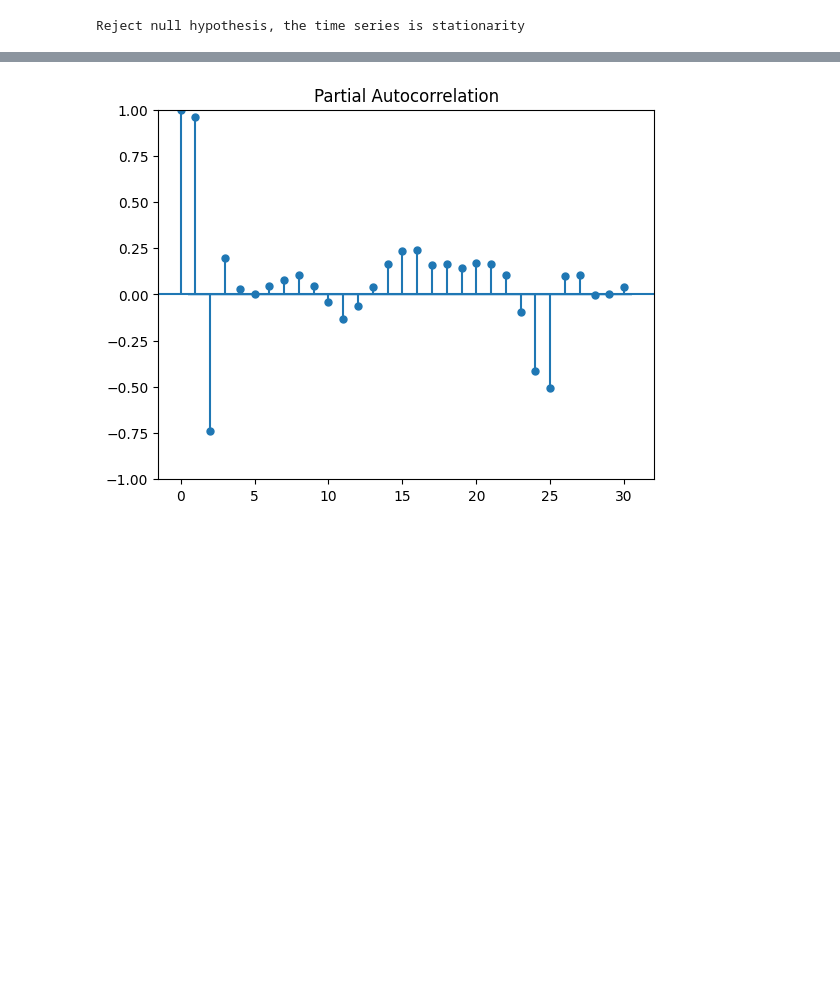
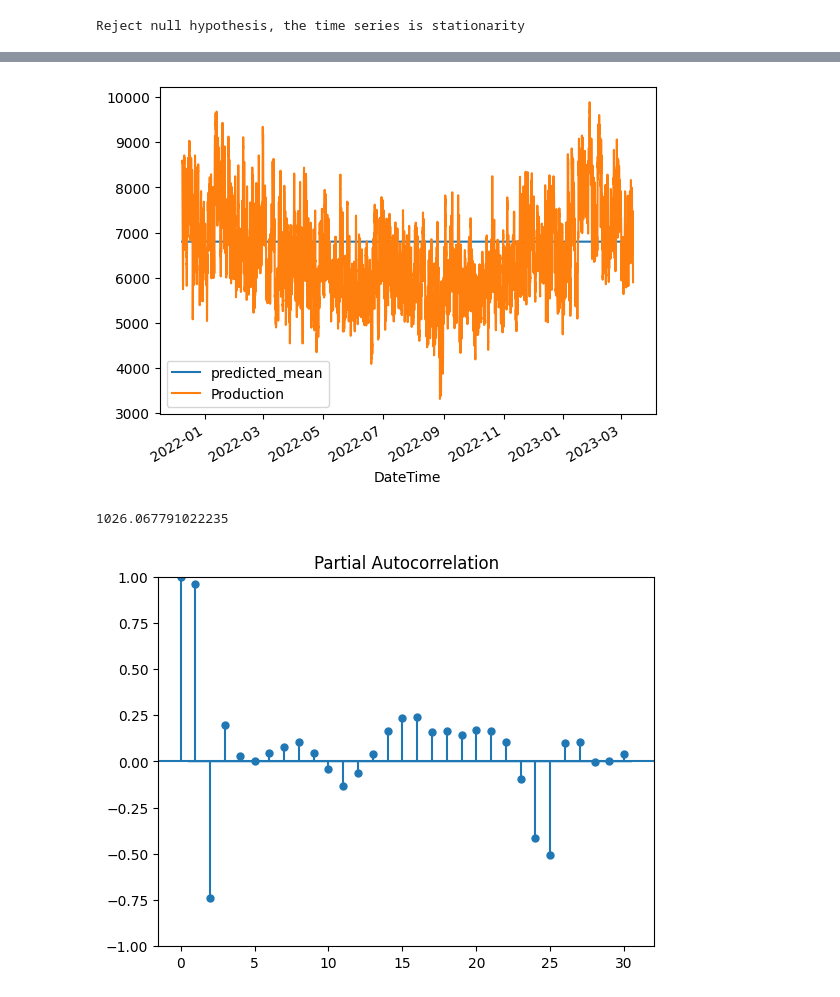
Before and after one commit to DemetriousLloyd/Portfolio, a Jupyter notebook: R_Py_Projects/Time_Series_Modeling_Romanian Electricity.ipynb, the cells around one changed output, grey strips where cells are left out. Drawn from its saved outputs; the diff is of its cells as text; code cells hidden in the pictures; blank space fills up the shorter version.

```diff
--- a/R_Py_Projects/Time_Series_Modeling_Romanian Electricity.ipynb
+++ b/R_Py_Projects/Time_Series_Modeling_Romanian Electricity.ipynb
@@ -236,3 +242,9 @@ else:
     print("Fail to reject null hypothesis, the time series in not stationary")
 # %% [output]
 Reject null hypothesis, the time series is stationarity
+# %%
+# Spit data for holdout testing
+print(round(0.7*df_clean.shape[0]) + round(0.3*df_clean.shape[0]) == df_clean.shape[0])
+train = df_clean.iloc[:-round(0.3*df_clean.shape[0])]    # take out the last 30% of the data
+test = df_clean.iloc[-round(0.3*df_clean.shape[0]):] # include the last 30% of the data
+print(train.shape, test.shape)
@@ -238,0 +267,7 @@ Reject null hypothesis, the time series is stationarity
+# %%
+# Run an ARIMA model
+model = ARIMA(train['Consumption'], order = (0,0,0))
+model = model.fit()
+model.summary
+
+# need frequency info in the model
@@ -238,0 +292,9 @@ Reject null hypothesis, the time series is stationarity
+# %%
+# Make predictions
+start = len(train)
+end = len(train)+len(test)-1
+pred=model.predict(start=start, end=end, type='levels')
+print(pred)
+
+# set an index for plotting
+pred.index=df.index[start:end+1]
@@ -239,3 +314,17 @@ Reject null hypothesis, the time series is stationarity
+# %%
+pred.plot(legend=True)
+test['Production'].plot(legend = True)
+plt.show()
+# %% [output]
+[figure, added]
+# %%
+# RMSE accuracy metric
+from sklearn.metrics import mean_squared_error
+from math import sqrt
+rmse = sqrt(mean_squared_error(pred, test['Production']))
+print(rmse)
+# %% [output]
+1026.067791022235
 # %%
 plot_pacf(df_clean['Consumption'], lags=30)
 plt.show()
```
Also changed, not shown: parts of 10 cells of this notebook.
